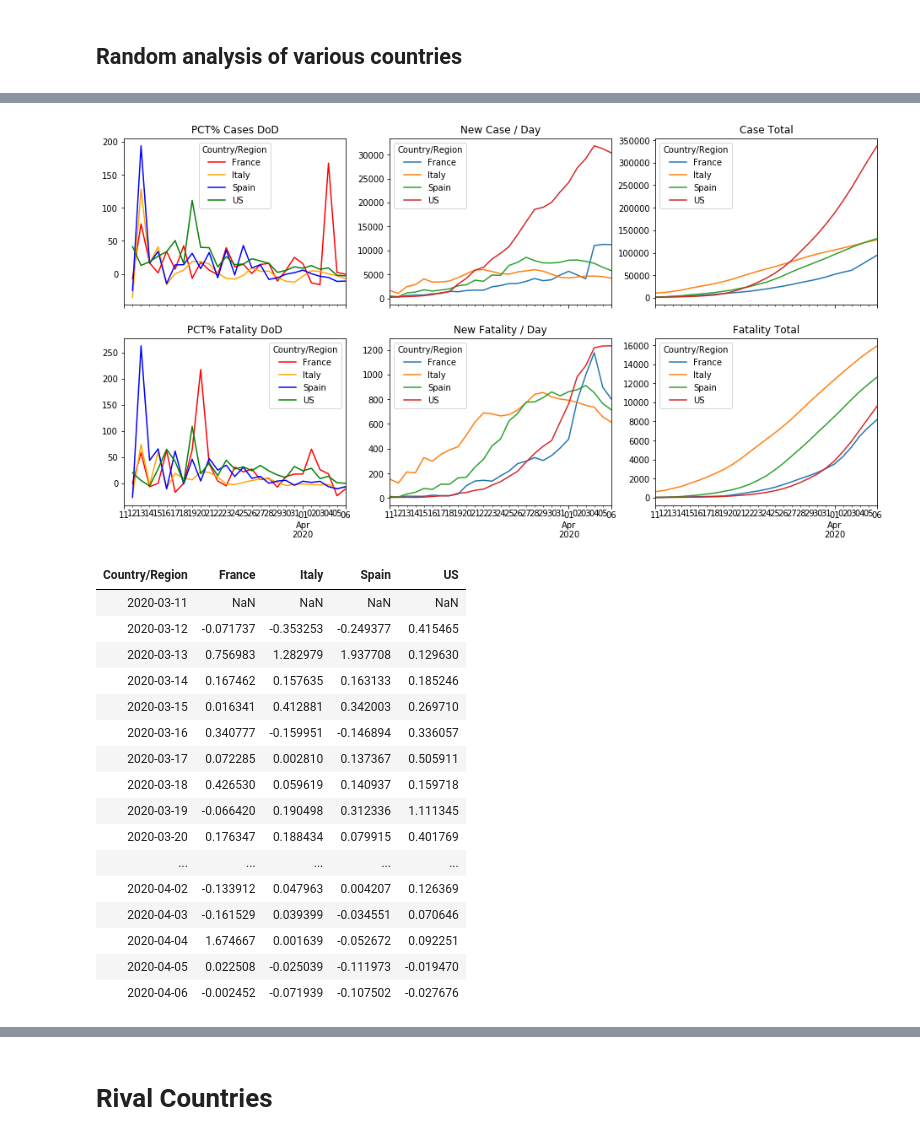
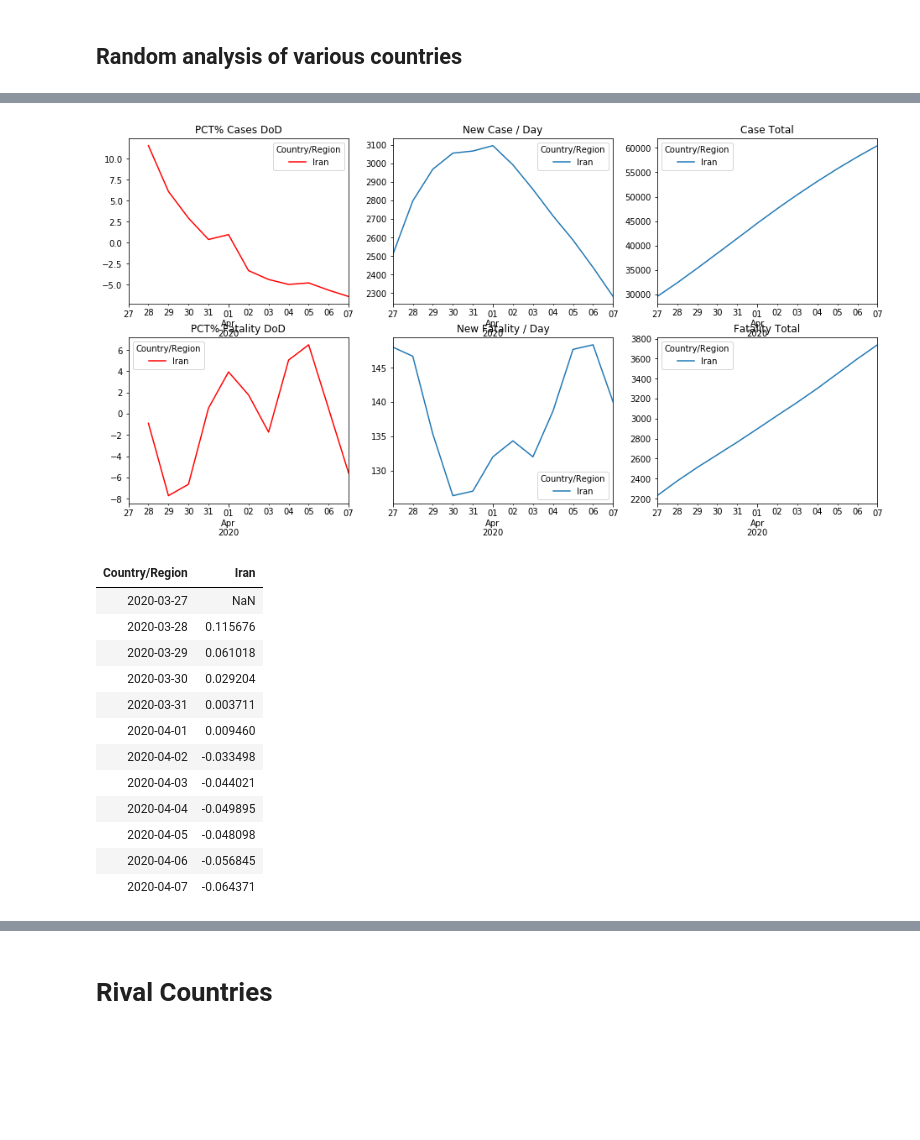
Before and after one commit to dougfoo/machineLearning, a Jupyter notebook: covid/COVID-global-working.ipynb, the cells around one changed output, grey strips where cells are left out. Saved outputs shown, nothing was run; the diff lists cells and outputs as text; code cells hidden in the pictures; blank space fills up the shorter version.

```diff
--- a/covid/COVID-global-working.ipynb
+++ b/covid/COVID-global-working.ipynb
@@ -247,8 +247,8 @@ display('top countries', dfc_g2.sort_values(by=[dfc_g2.columns[-1]], ascending=F
 # %%
 # ad hoc overlays
 countries = ['Italy','US','Spain','France','Germany']
-countries = ['Italy','US']
-maxdays = 30
+countries = ['Spain','France','Italy']
+maxdays = 15
 
 fig, axs = plt.subplots(2,3, figsize=(14, 8), sharex=True)
 dfc_g3 = dfc_g2.transpose().tail(maxdays).transpose().sort_index()
@@ -268,41 +268,37 @@ plt.show()
 # %%
 # rolling 3 day to smooth out
-countries = ['France','Italy','US','Spain']
+countries = ['Iran']
 maxdays = maxdays-3  # trim the rolling/diff 3 days
 
-fig, axs = plt.subplots(2,3, figsize=(16, 8), sharex=True, )
+fig, axs = plt.subplots(2,3, figsize=(16, 8), sharex=False, )
 
 dfd_g2r = dfd_g3.rolling(window=3, axis=1).mean().sort_index()
 dfc_g2r = dfc_g3.rolling(window=3, axis=1).mean().sort_index()
 
 colors=['Red','Orange','Blue','Green']
 pctline = dfc_g2r[dfc_g2r.index.isin(countries)].diff(axis=1).pct_change(axis=1).transpose().tail(maxdays).mul(100).plot(ax=axs[0,0], title='PCT% Cases DoD', color=colors)
 chgline = dfc_g2r[dfc_g2r.index.isin(countries)].diff(axis=1).transpose().tail(maxdays).plot(ax=axs[0,1], title='New Case / Day')
 actline = dfc_g2r[dfc_g2r.index.isin(countries)].transpose().tail(maxdays).plot(ax=axs[0,2], title='Case Total')
 
 pctline = dfd_g2r[dfd_g2r.index.isin(countries)].diff(axis=1).pct_change(axis=1).transpose().tail(maxdays).mul(100).plot(ax=axs[1,0], title='PCT% Fatality DoD' ,color=colors)
 chgline = dfd_g2r[dfd_g2r.index.isin(countries)].diff(axis=1).transpose().tail(maxdays).plot(ax=axs[1,1], title='New Fatality / Day')
 actline = dfd_g2r[dfd_g2r.index.isin(countries)].transpose().tail(maxdays).plot(ax=axs[1,2], title='Fatality Total')
 plt.show()
 
 display(dfc_g2r[dfc_g2r.index.isin(countries)].diff(axis=1).pct_change(axis=1).transpose().tail(maxdays))
 display(dfd_g2r[dfd_g2r.index.isin(countries)].diff(axis=1).pct_change(axis=1).transpose().tail(maxdays))
 # %% [output]
-[figure, old version]
+[figure, new version]
-| Country/Region | France | Italy | Spain | US |
-| 2020-03-11 | NaN | NaN | NaN | NaN |
-| 2020-03-12 | -0.071737 | -0.353253 | -0.249377 | 0.415465 |
-| 2020-03-13 | 0.756983 | 1.282979 | 1.937708 | 0.129630 |
-| 2020-03-14 | 0.167462 | 0.157635 | 0.163133 | 0.185246 |
-| 2020-03-15 | 0.016341 | 0.412881 | 0.342003 | 0.269710 |
-| 2020-03-16 | 0.340777 | -0.159951 | -0.146894 | 0.336057 |
-| 2020-03-17 | 0.072285 | 0.002810 | 0.137367 | 0.505911 |
-| 2020-03-18 | 0.426530 | 0.059619 | 0.140937 | 0.159718 |
-| 2020-03-19 | -0.066420 | 0.190498 | 0.312336 | 1.111345 |
-| 2020-03-20 | 0.176347 | 0.188434 | 0.079915 | 0.401769 |
-| ... | ... | ... | ... | ... |
-| 2020-04-02 | -0.133912 | 0.047963 | 0.004207 | 0.126369 |
-| 2020-04-03 | -0.161529 | 0.039399 | -0.034551 | 0.070646 |
-| 2020-04-04 | 1.674667 | 0.001639 | -0.052672 | 0.092251 |
-| 2020-04-05 | 0.022508 | -0.025039 | -0.111973 | -0.019470 |
-| 2020-04-06 | -0.002452 | -0.071939 | -0.107502 | -0.027676 |
+| Country/Region | Iran |
+| 2020-03-27 | NaN |
+| 2020-03-28 | 0.115676 |
+| 2020-03-29 | 0.061018 |
+| 2020-03-30 | 0.029204 |
+| 2020-03-31 | 0.003711 |
+| 2020-04-01 | 0.009460 |
+| 2020-04-02 | -0.033498 |
+| 2020-04-03 | -0.044021 |
+| 2020-04-04 | -0.049895 |
+| 2020-04-05 | -0.048098 |
+| 2020-04-06 | -0.056845 |
+| 2020-04-07 | -0.064371 |
```
Also changed, not shown: parts of 18 cells of this notebook, 1 other file.
